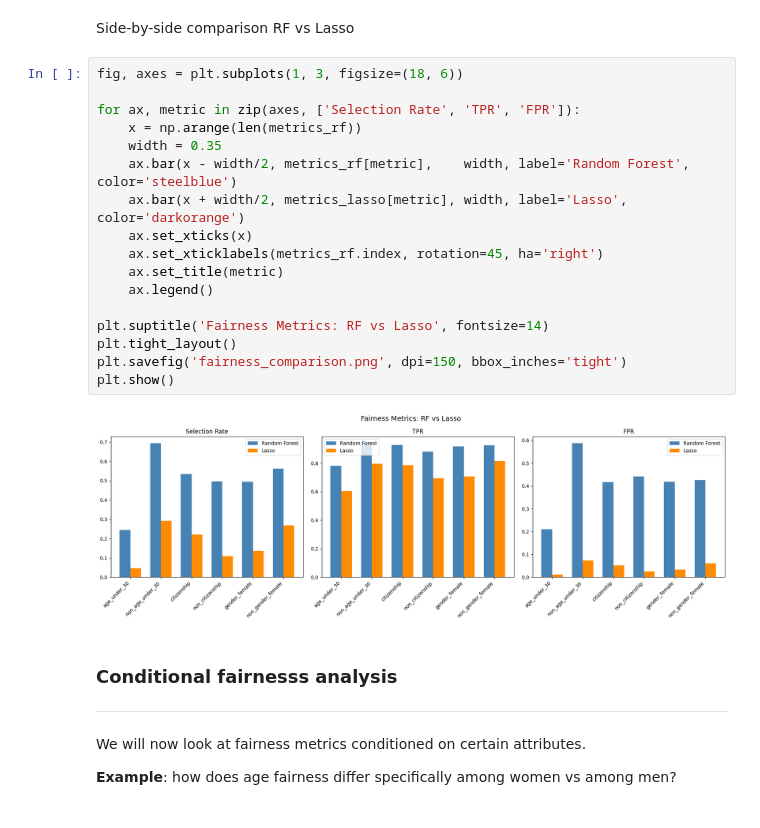
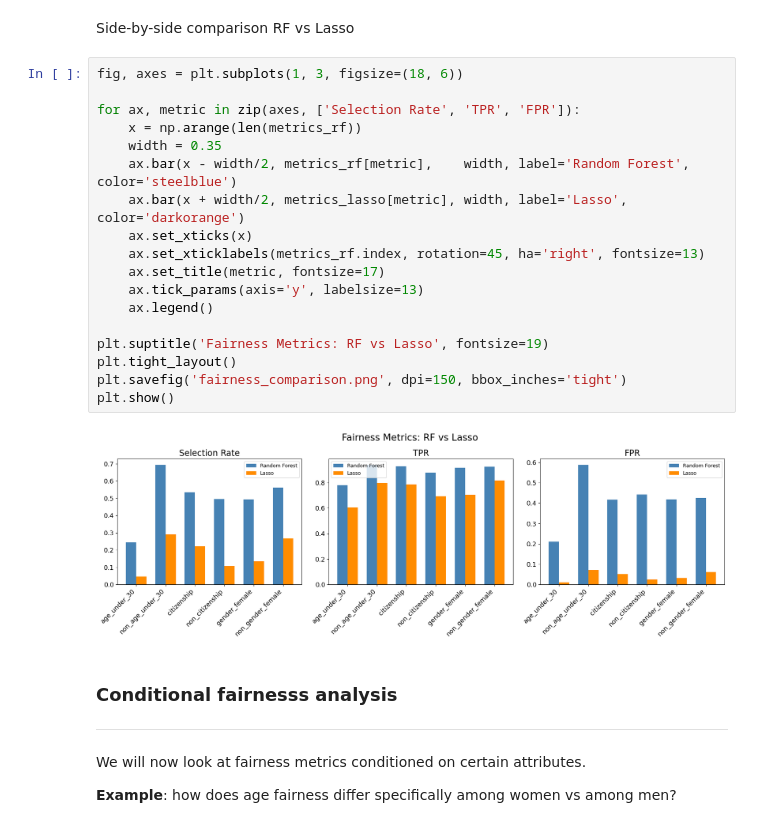
Before and after one commit to noortje00/EDSY3-FTIML-P2, a Jupyter notebook: FTIML_Assignment_2_2026_final.ipynb, the cells around one changed output. Drawn from its saved outputs; the diff is of its cells as text.

```diff
--- a/FTIML_Assignment_2_2026_final.ipynb
+++ b/FTIML_Assignment_2_2026_final.ipynb
@@ -661,22 +661,23 @@ Side-by-side comparison RF vs Lasso
 # %%
 fig, axes = plt.subplots(1, 3, figsize=(18, 6))
 
 for ax, metric in zip(axes, ['Selection Rate', 'TPR', 'FPR']):
     x = np.arange(len(metrics_rf))
     width = 0.35
     ax.bar(x - width/2, metrics_rf[metric],    width, label='Random Forest', color='steelblue')
     ax.bar(x + width/2, metrics_lasso[metric], width, label='Lasso',         color='darkorange')
     ax.set_xticks(x)
-    ax.set_xticklabels(metrics_rf.index, rotation=45, ha='right')
-    ax.set_title(metric)
+    ax.set_xticklabels(metrics_rf.index, rotation=45, ha='right', fontsize=13)
+    ax.set_title(metric, fontsize=17)
+    ax.tick_params(axis='y', labelsize=13)
     ax.legend()
 
-plt.suptitle('Fairness Metrics: RF vs Lasso', fontsize=14)
+plt.suptitle('Fairness Metrics: RF vs Lasso', fontsize=19)
 plt.tight_layout()
 plt.savefig('fairness_comparison.png', dpi=150, bbox_inches='tight')
 plt.show()
 # %% [output]
-[figure, old version]
+[figure, new version]
 # %% [markdown]
 ### Conditional fairnesss analysis
 ---
```
Also changed, not shown: parts of 4 cells of this notebook, 2 other files.
